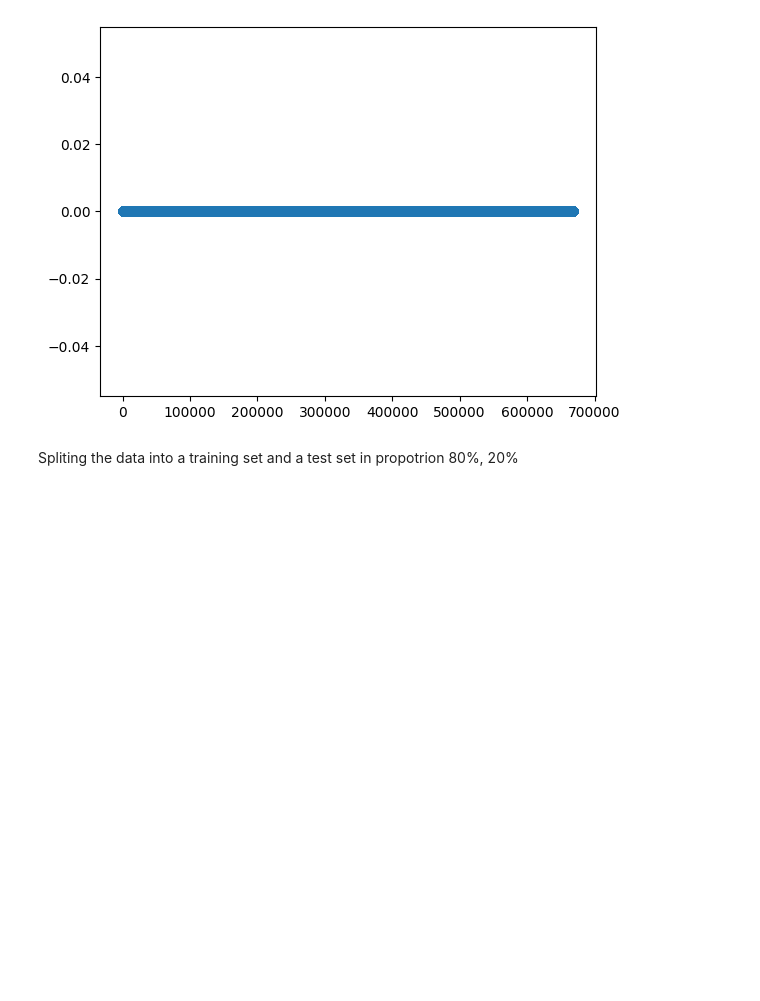
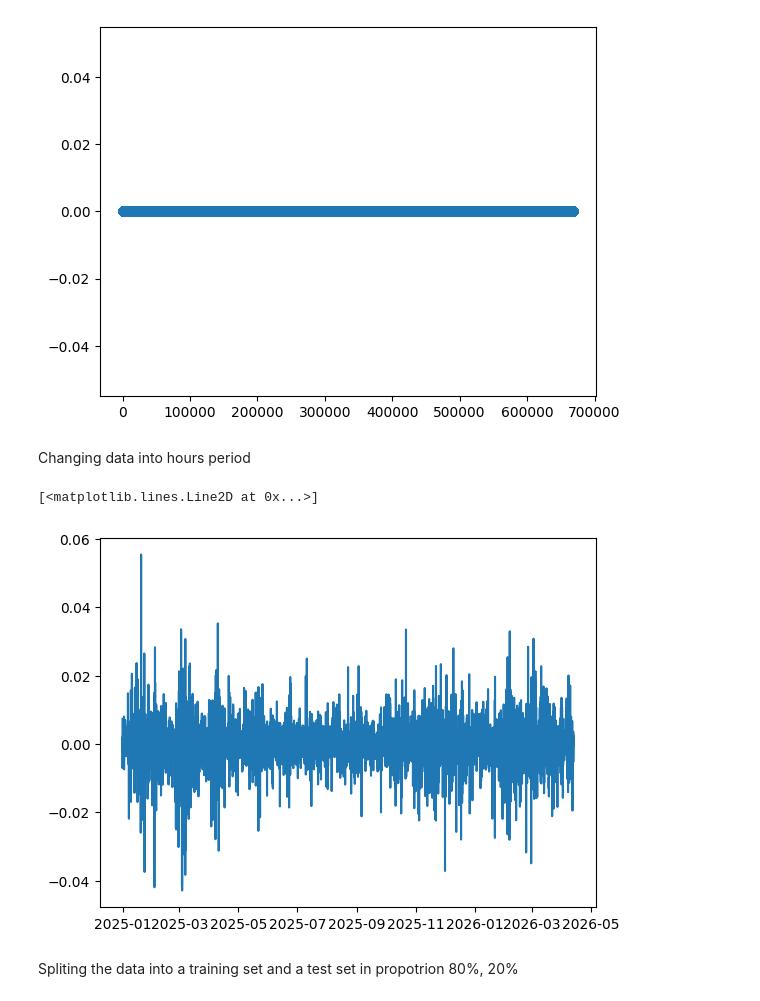
Before and after one commit to AgataJuda/Machine-Learning-for-Data-Analytics, a Jupyter notebook: data/processed/Processed_data.ipynb, the cells around one changed output. Saved outputs shown, nothing was run; the diff lists cells and outputs as text; code cells hidden in the pictures; blank space fills up the shorter version.

Commit message:
hours
second period into hours

```diff
--- a/data/processed/Processed_data.ipynb
+++ b/data/processed/Processed_data.ipynb
@@ -143,6 +143,23 @@ plt.scatter(np.linspace(1,len(x),len(x)),x)
 # %% [output]
 <matplotlib.collections.PathCollection at 0x...>
 [figure]
+# %% [markdown]
+Changing data into hours period
+# %%
+df = df_clean0
+df = df.set_index("Timestamp")
+
+# hourly compounded return
+df_hourly = df["return"].resample("1H").apply(
+    lambda x: (1 + x).prod() - 1)
+
+df_hourly = df_hourly.dropna().reset_index()
+df_hourly.columns = ["Timestamp", "return"]
+# %%
+plt.plot(df_hourly["Timestamp"], df_hourly["return"])
+# %% [output]
+[<matplotlib.lines.Line2D at 0x...>]
+[figure, added]
 # %% [markdown]
 Spliting the data into a training set and a test set in propotrion 80%, 20%
 # %%
```
Also changed, not shown: parts of 2 cells of this notebook.
